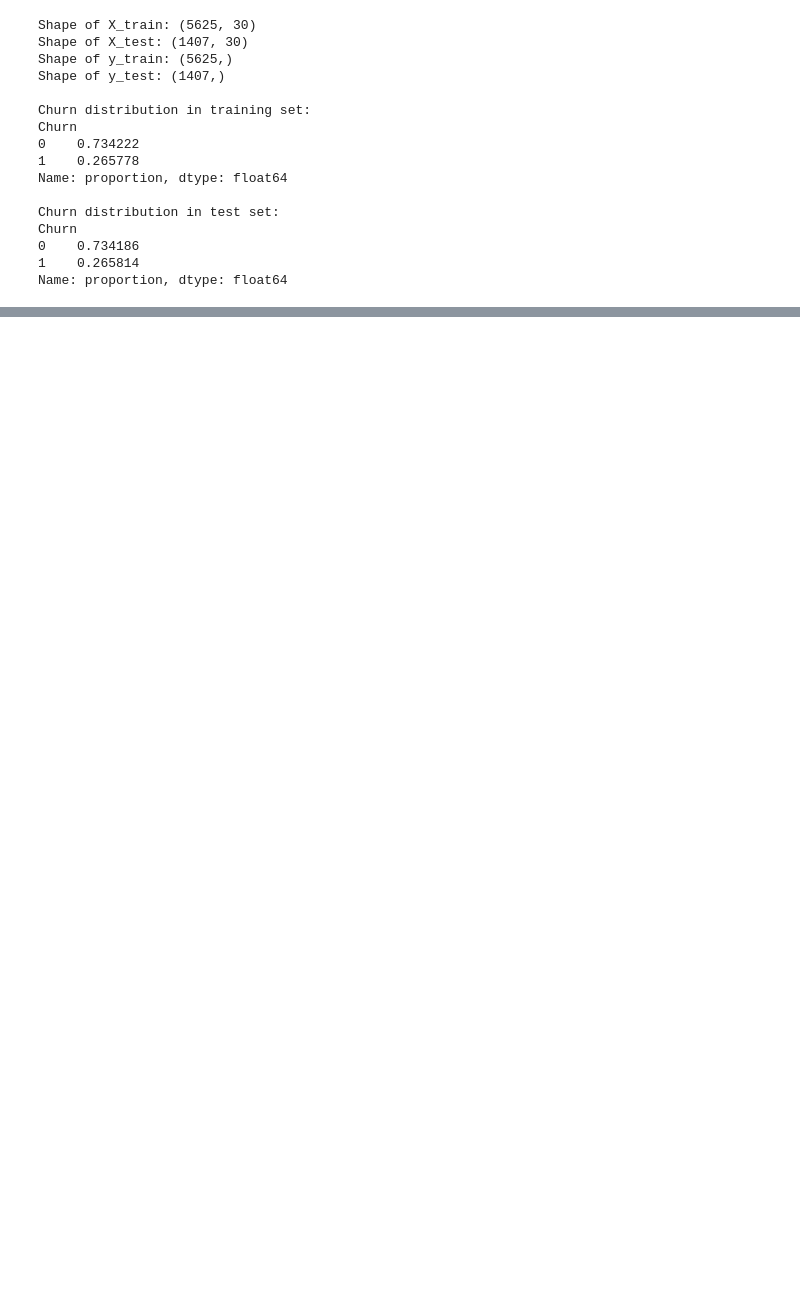
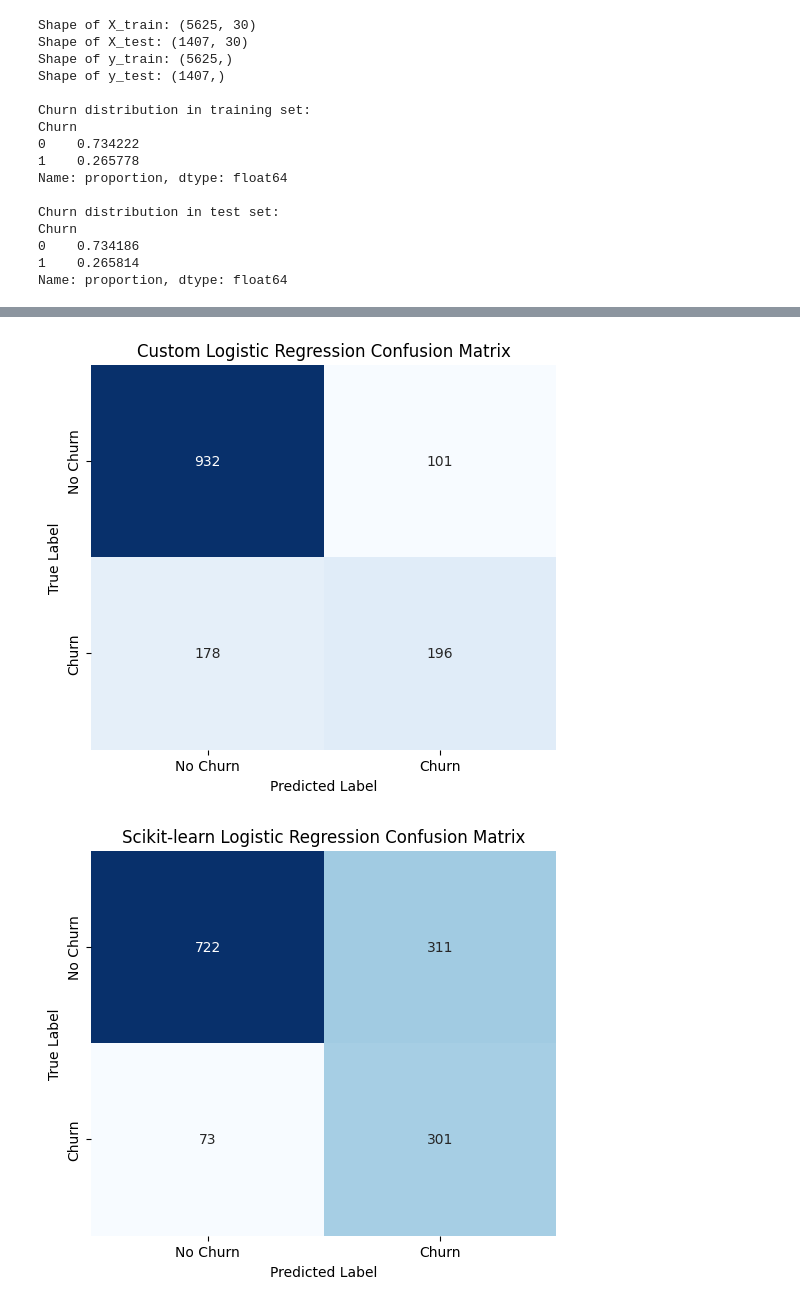
Before and after one commit to saim9211/Machine-Learning-Stuff, a Jupyter notebook: customer_churn_prediction.ipynb, the cells around one changed output, grey strips where cells are left out. Drawn from its saved outputs; the diff is of its cells as text; code cells hidden in the pictures; blank space fills up the shorter version.

```diff
--- a/customer_churn_prediction.ipynb
+++ b/customer_churn_prediction.ipynb
@@ -889,0 +557,18 @@ plt.show()
+# %%
+from sklearn.linear_model import LogisticRegression
+
+# Initialize scikit-learn's Logistic Regression model with class_weight='balanced'
+# This helps to mitigate the effects of class imbalance by weighting the minority class more.
+# We set max_iter to a higher value to ensure convergence.
+sklearn_model = LogisticRegression(class_weight='balanced', solver='liblinear', random_state=42, max_iter=200)
+
+# Train the model
+print("\nTraining Scikit-learn Logistic Regression Model:")
+sklearn_model.fit(X_train, y_train)
+
+# Evaluate the scikit-learn model on the test set
+sklearn_y_pred = sklearn_model.predict(X_test)
+
+print("\nScikit-learn Logistic Regression Model - Classification Report (Test Set):")
+print(classification_report(y_test, sklearn_y_pred))
+print(f"Scikit-learn Logistic Regression Model - Accuracy: {accuracy_score(y_test, sklearn_y_pred):.4f}")
@@ -889,0 +593,25 @@ plt.show()
+# %%
+from sklearn.metrics import confusion_matrix
+import matplotlib.pyplot as plt
+import seaborn as sns
+
+def plot_confusion_matrix(y_true, y_pred, title):
+    """Plots a confusion matrix."""
+    cm = confusion_matrix(y_true, y_pred)
+    plt.figure(figsize=(6, 5))
+    sns.heatmap(cm, annot=True, fmt='d', cmap='Blues', cbar=False,
+                xticklabels=['No Churn', 'Churn'],
+                yticklabels=['No Churn', 'Churn'])
+    plt.title(title)
+    plt.xlabel('Predicted Label')
+    plt.ylabel('True Label')
+    plt.show()
+
+# Plot confusion matrix for Custom Logistic Regression Model
+plot_confusion_matrix(y_test_np, custom_y_pred, 'Custom Logistic Regression Confusion Matrix')
+
+# Plot confusion matrix for Scikit-learn Logistic Regression Model
+plot_confusion_matrix(y_test, sklearn_y_pred, 'Scikit-learn Logistic Regression Confusion Matrix')
+# %% [output]
+[figure, added]
+[figure, added]
```
Also changed, not shown: parts of 35 cells of this notebook.
